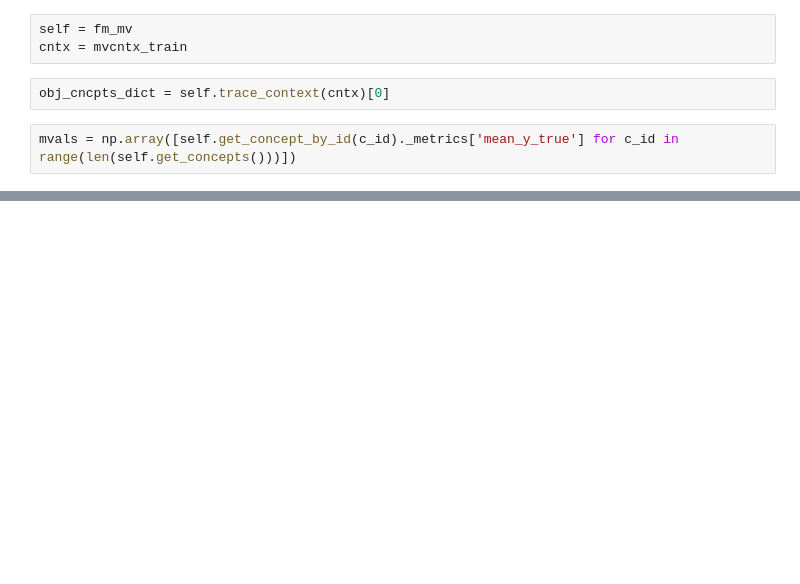
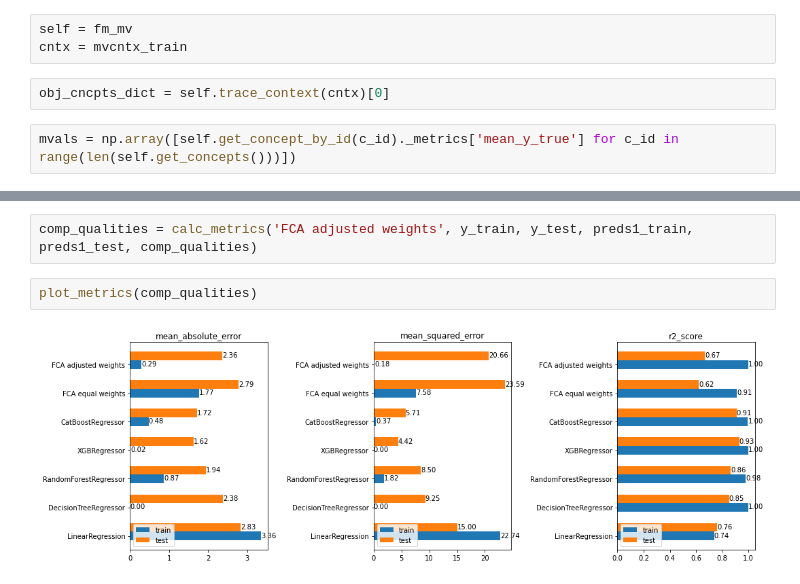
Before and after one commit to EgorDudyrev/FCA_BB_interpret, a Jupyter notebook: notebooks/2020.11.11-Testing_prediction_with_Mutual_Information.ipynb, the cells around one changed output, grey strips where cells are left out. Drawn from its saved outputs; the diff is of its cells as text; blank space fills up the shorter version.

```diff
--- a/notebooks/2020.11.11-Testing_prediction_with_Mutual_Information.ipynb
+++ b/notebooks/2020.11.11-Testing_prediction_with_Mutual_Information.ipynb
@@ -305,0 +439,6 @@ array([0.00718278, 0.00687779, 0.00696329, 0.00695184])
+# %%
+comp_qualities = calc_metrics('FCA adjusted weights', y_train, y_test, preds1_train, preds1_test, comp_qualities)
+# %%
+plot_metrics(comp_qualities)
+# %% [output]
+[figure, added]
```
Also changed, not shown: parts of 45 cells of this notebook.
